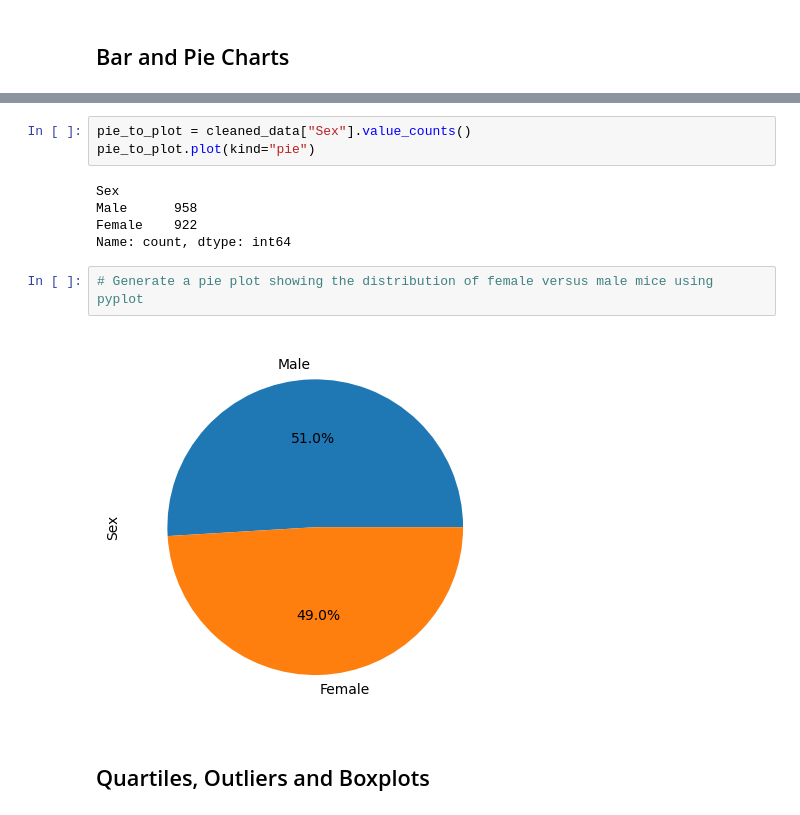
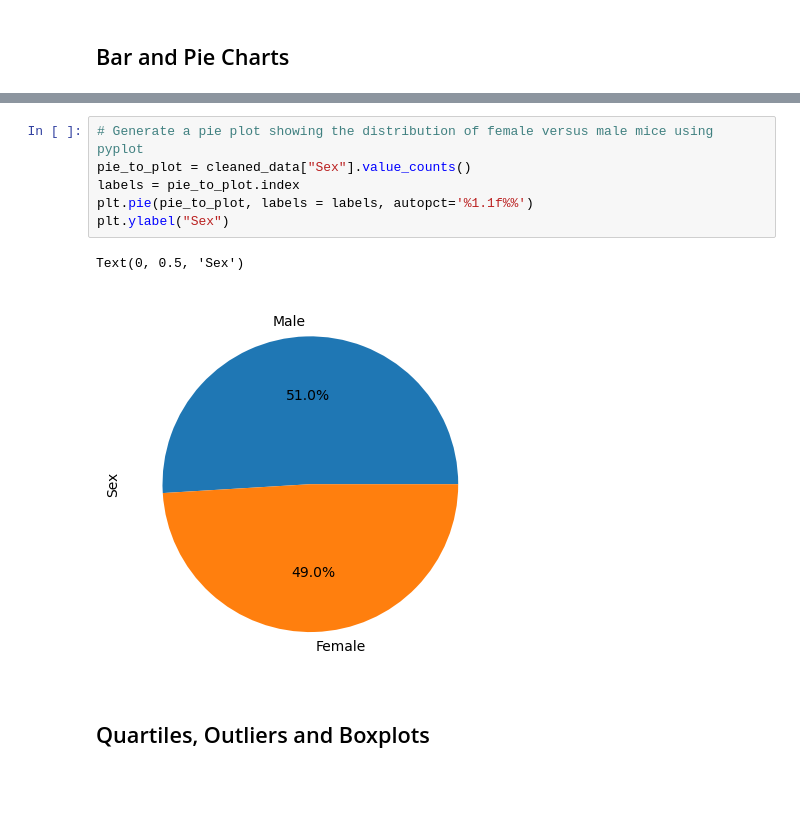
Before and after one commit to Tylerwilliams3644/Matplotlib-Challenge, a Jupyter notebook: Pymaceuticals/pymaceuticals_starter.ipynb, the cells around one changed output, grey strips where cells are left out. Saved outputs shown, nothing was run; the diff lists cells and outputs as text; blank space fills up the shorter version.

```diff
--- a/Pymaceuticals/pymaceuticals_starter.ipynb
+++ b/Pymaceuticals/pymaceuticals_starter.ipynb
@@ -356,16 +260,13 @@ Text(0, 0.5, '# of Observed Mouse Timepoints')
 # %% [output]
 [figure]
-# %%
-pie_to_plot = cleaned_data["Sex"].value_counts()
-pie_to_plot.plot(kind="pie")
-# %% [output]
-Sex
-Male      958
-Female    922
-Name: count, dtype: int64
 # %%
 # Generate a pie plot showing the distribution of female versus male mice using pyplot
+pie_to_plot = cleaned_data["Sex"].value_counts()
+labels = pie_to_plot.index
+plt.pie(pie_to_plot, labels = labels, autopct='%1.1f%%')
+plt.ylabel("Sex")
 # %% [output]
+Text(0, 0.5, 'Sex')
-[figure, old version]
+[figure, new version]
 # %% [markdown]
 ## Quartiles, Outliers and Boxplots
```
Also changed, not shown: parts of 19 cells of this notebook.
